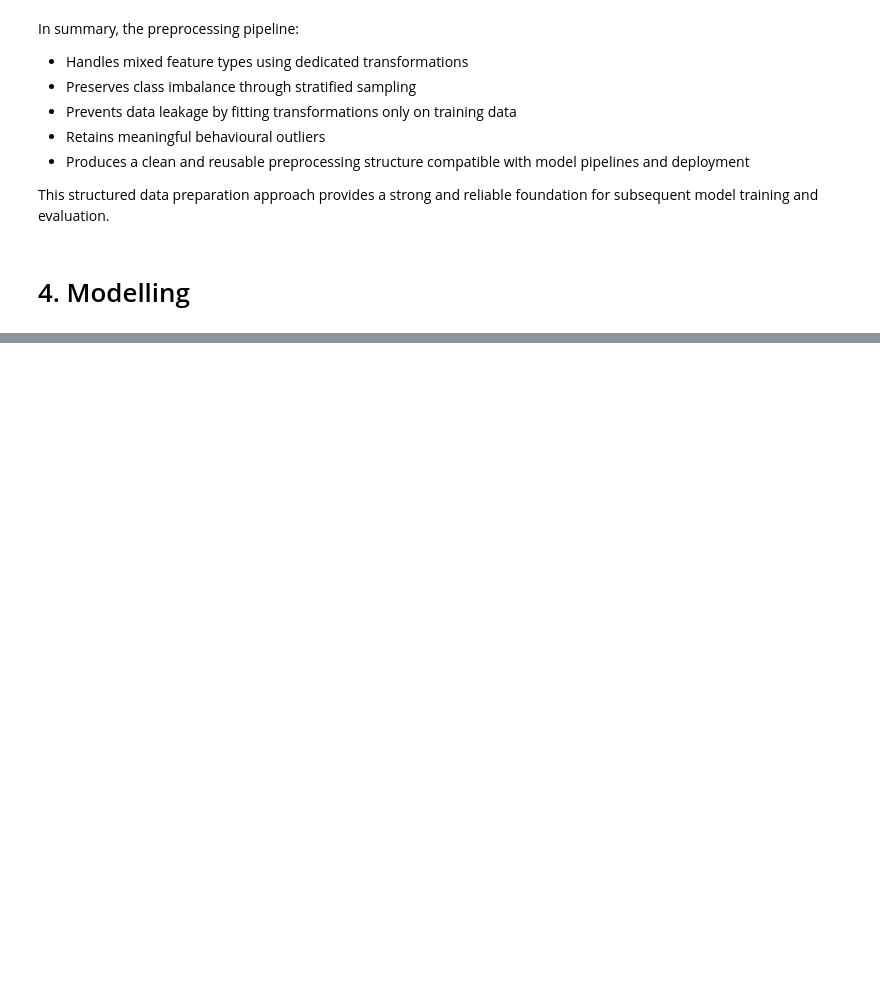
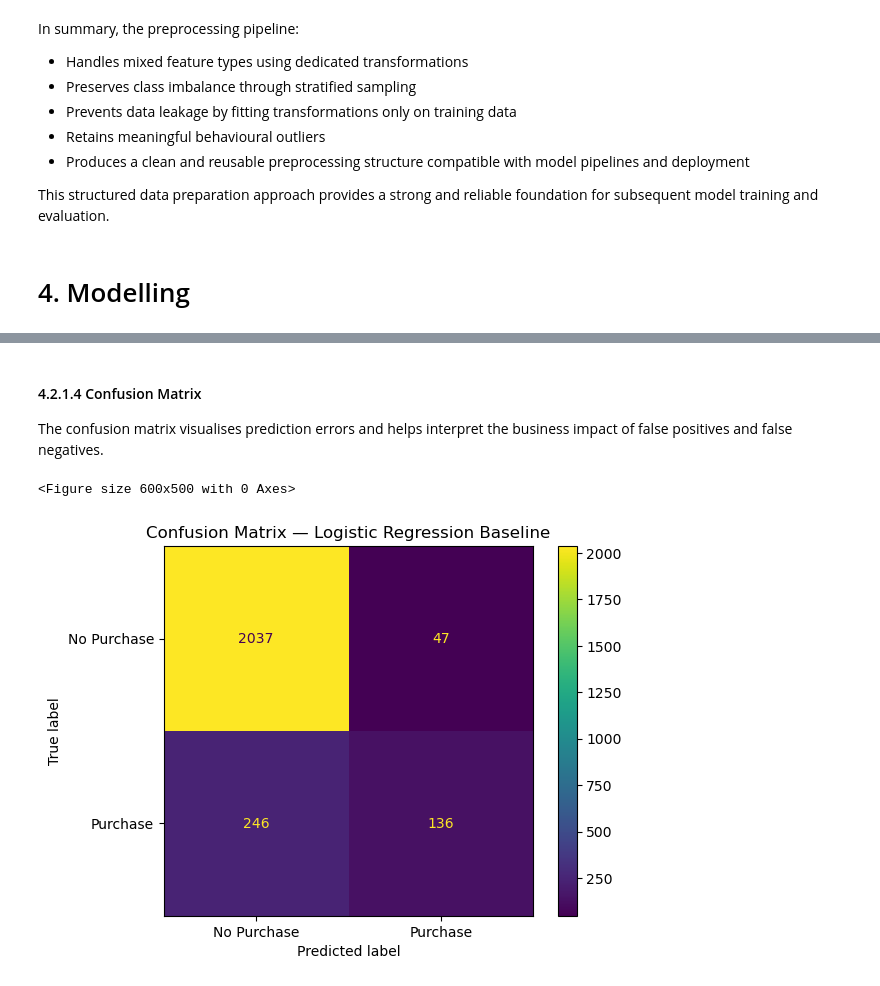
Before and after one commit to honglongg/MLDP-Project-Code, a Jupyter notebook: onlineshoppingpurchasingintention.ipynb, the cells around one changed output, grey strips where cells are left out. Saved outputs shown, nothing was run; the diff lists cells and outputs as text; code cells hidden in the pictures; blank space fills up the shorter version.

Commit message:
Completed step 4-7. Modelling, Feature Engineering, Hyperparameter Tuning, Model Finalization and Deployment.

```diff
--- a/onlineshoppingpurchasingintention.ipynb
+++ b/onlineshoppingpurchasingintention.ipynb
@@ -547,0 +607,7 @@ This structured data preparation approach provides a strong and reliable foundat
+# %%
+baseline_lr = Pipeline(steps=[
+    ('preprocess', preprocessor),
+    ('model', LogisticRegression(max_iter=1000, random_state=42))
+])
+
+baseline_lr
@@ -547,0 +636,4 @@ This structured data preparation approach provides a strong and reliable foundat
+# %%
+baseline_lr.fit(X_train, y_train)
+
+print("Baseline Logistic Regression trained successfully.")
@@ -547,0 +649,16 @@ This structured data preparation approach provides a strong and reliable foundat
+# %%
+y_pred_lr = baseline_lr.predict(X_test)
+
+acc_lr = accuracy_score(y_test, y_pred_lr)
+prec_lr = precision_score(y_test, y_pred_lr)
+rec_lr = recall_score(y_test, y_pred_lr)
+f1_lr = f1_score(y_test, y_pred_lr)
+
+print("Logistic Regression Results")
+print(f"Accuracy : {acc_lr:.4f}")
+print(f"Precision: {prec_lr:.4f}")
+print(f"Recall   : {rec_lr:.4f}")
+print(f"F1-score : {f1_lr:.4f}")
+
+print("\nClassification Report:")
+print(classification_report(y_test, y_pred_lr))
@@ -547,0 +717,16 @@ This structured data preparation approach provides a strong and reliable foundat
+# %% [markdown]
+#### 4.2.1.4 Confusion Matrix
+
+The confusion matrix visualises prediction errors and helps interpret the
+business impact of false positives and false negatives.
+# %%
+cm_lr = confusion_matrix(y_test, y_pred_lr)
+disp = ConfusionMatrixDisplay(confusion_matrix=cm_lr, display_labels=['No Purchase', 'Purchase'])
+
+plt.figure(figsize=(6, 5))
+disp.plot(values_format='d')
+plt.title("Confusion Matrix — Logistic Regression Baseline")
+plt.show()
+# %% [output]
+<Figure size 600x500 with 0 Axes>
+[figure, added]
```
Also changed, not shown: parts of 108 cells of this notebook, 6 other files.
